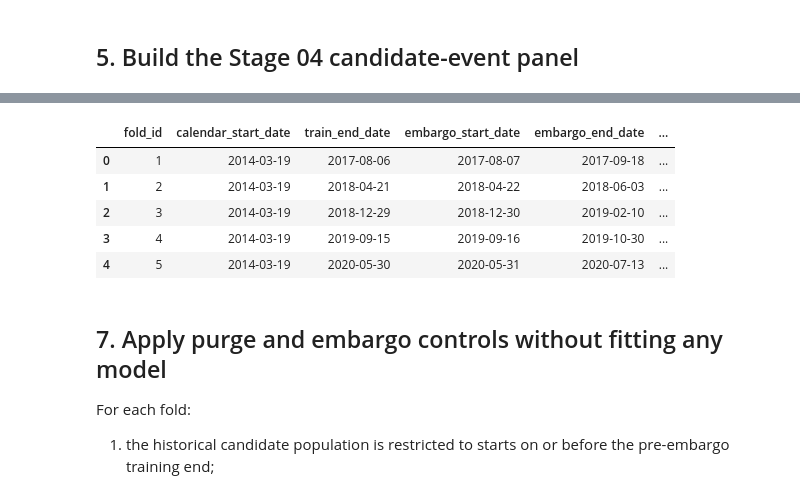
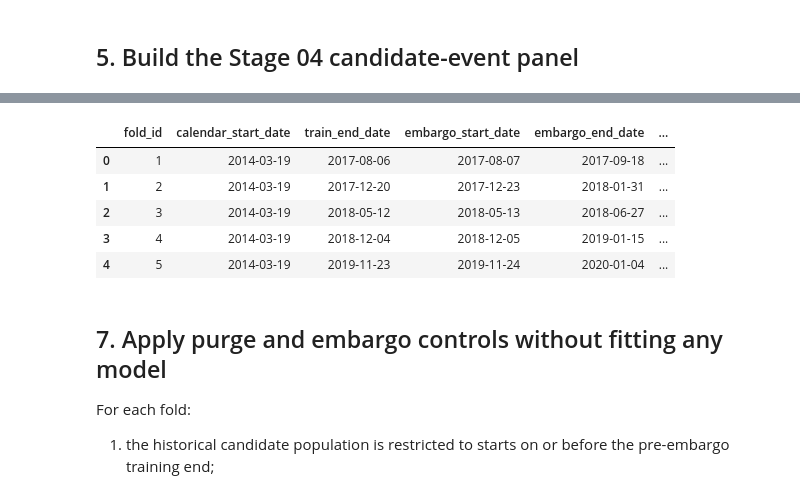
Before and after one commit to Arash102/financial-ml-decision-support, a Jupyter notebook: notebooks/05_purged_walk_forward_design.ipynb, the cells around one changed output, grey strips where cells are left out. Drawn from its saved outputs; the diff is of its cells as text; code cells hidden in the pictures.

```diff
--- a/notebooks/05_purged_walk_forward_design.ipynb
+++ b/notebooks/05_purged_walk_forward_design.ipynb
@@ -467,33 +537,34 @@ display(candidate_panel_summary_df)
 # %%
-folds = build_anchored_calendar_folds(
+folds = build_anchored_event_balanced_folds(
     trading_calendar,
+    candidate_panel["dEven"],
     number_of_folds=NUMBER_OF_FOLDS,
     first_validation_start_fraction=(
         FIRST_VALIDATION_START_FRACTION
     ),
     embargo_trading_days=EMBARGO_TRADING_DAYS,
 )
 
 fold_boundaries_df = folds_to_frame(folds)
 
 fold_boundaries_path = (
     RESULT_PATHS["folds"]
     / "05_purged_anchored_walk_forward_boundaries.csv"
 )
 fold_boundaries_df.to_csv(
     fold_boundaries_path,
     index=False,
     encoding="utf-8-sig",
 )
 
 display(fold_boundaries_df)
 # %% [output]
 |  | fold_id | calendar_start_date | train_end_date | embargo_start_date | embargo_end_date | ... |
 | 0 | 1 | 2014-03-19 | 2017-08-06 | 2017-08-07 | 2017-09-18 | ... |
-| 1 | 2 | 2014-03-19 | 2018-04-21 | 2018-04-22 | 2018-06-03 | ... |
-| 2 | 3 | 2014-03-19 | 2018-12-29 | 2018-12-30 | 2019-02-10 | ... |
-| 3 | 4 | 2014-03-19 | 2019-09-15 | 2019-09-16 | 2019-10-30 | ... |
-| 4 | 5 | 2014-03-19 | 2020-05-30 | 2020-05-31 | 2020-07-13 | ... |
+| 1 | 2 | 2014-03-19 | 2017-12-20 | 2017-12-23 | 2018-01-31 | ... |
+| 2 | 3 | 2014-03-19 | 2018-05-12 | 2018-05-13 | 2018-06-27 | ... |
+| 3 | 4 | 2014-03-19 | 2018-12-04 | 2018-12-05 | 2019-01-15 | ... |
+| 4 | 5 | 2014-03-19 | 2019-11-23 | 2019-11-24 | 2020-01-04 | ... |
 # %% [markdown]
 ## 7. Apply purge and embargo controls without fitting any model
 
```
Also changed, not shown: parts of 13 cells of this notebook, 6 other files.
